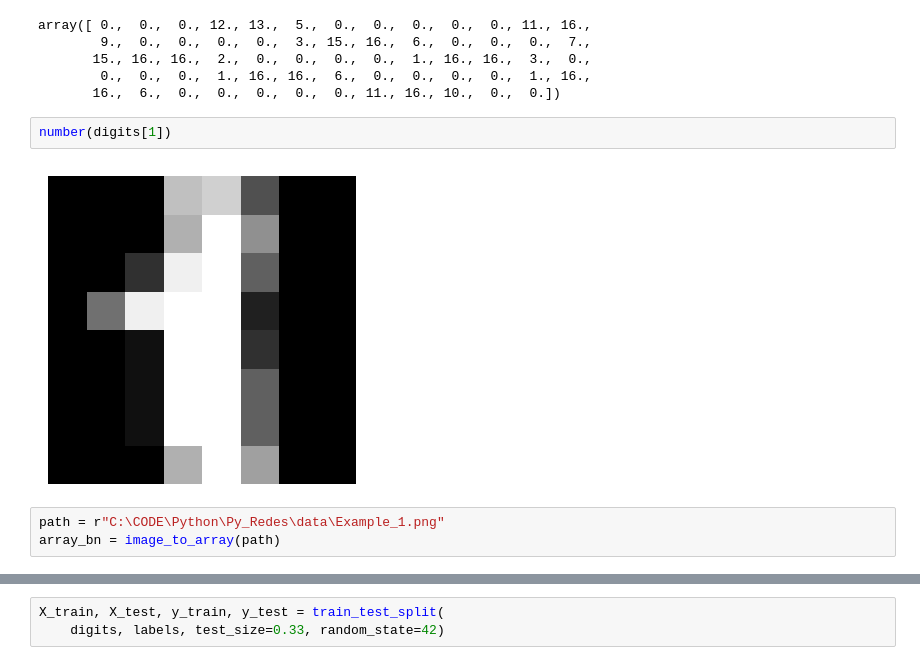
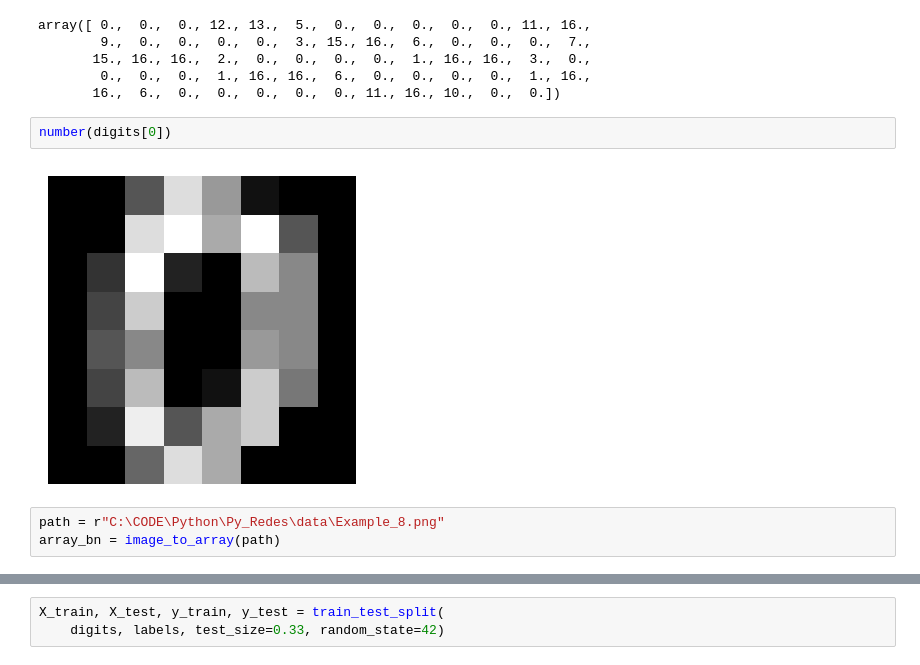
Before and after one commit to DiegoVilla03/Py_Redes, a Jupyter notebook: Lab5_Villarreal_Graham_V1.ipynb, the cells around one changed output, grey strips where cells are left out. Drawn from its saved outputs; the diff is of its cells as text.

```diff
--- a/Lab5_Villarreal_Graham_V1.ipynb
+++ b/Lab5_Villarreal_Graham_V1.ipynb
@@ -39,11 +39,11 @@ array([ 0.,  0.,  0., 12., 13.,  5.,  0.,  0.,  0.,  0.,  0., 11., 16.,
         0.,  0.,  0.,  1., 16., 16.,  6.,  0.,  0.,  0.,  0.,  1., 16.,
        16.,  6.,  0.,  0.,  0.,  0.,  0., 11., 16., 10.,  0.,  0.])
 # %%
-number(digits[1])
+number(digits[0])
 # %% [output]
-[figure, old version]
+[figure, new version]
 # %%
-path = r"C:\CODE\Python\Py_Redes\data\Example_1.png"
+path = r"C:\CODE\Python\Py_Redes\data\Example_8.png"
 array_bn = image_to_array(path)
 # %%
 array_bn
```
Also changed, not shown: parts of 10 cells of this notebook, 1 other file.
